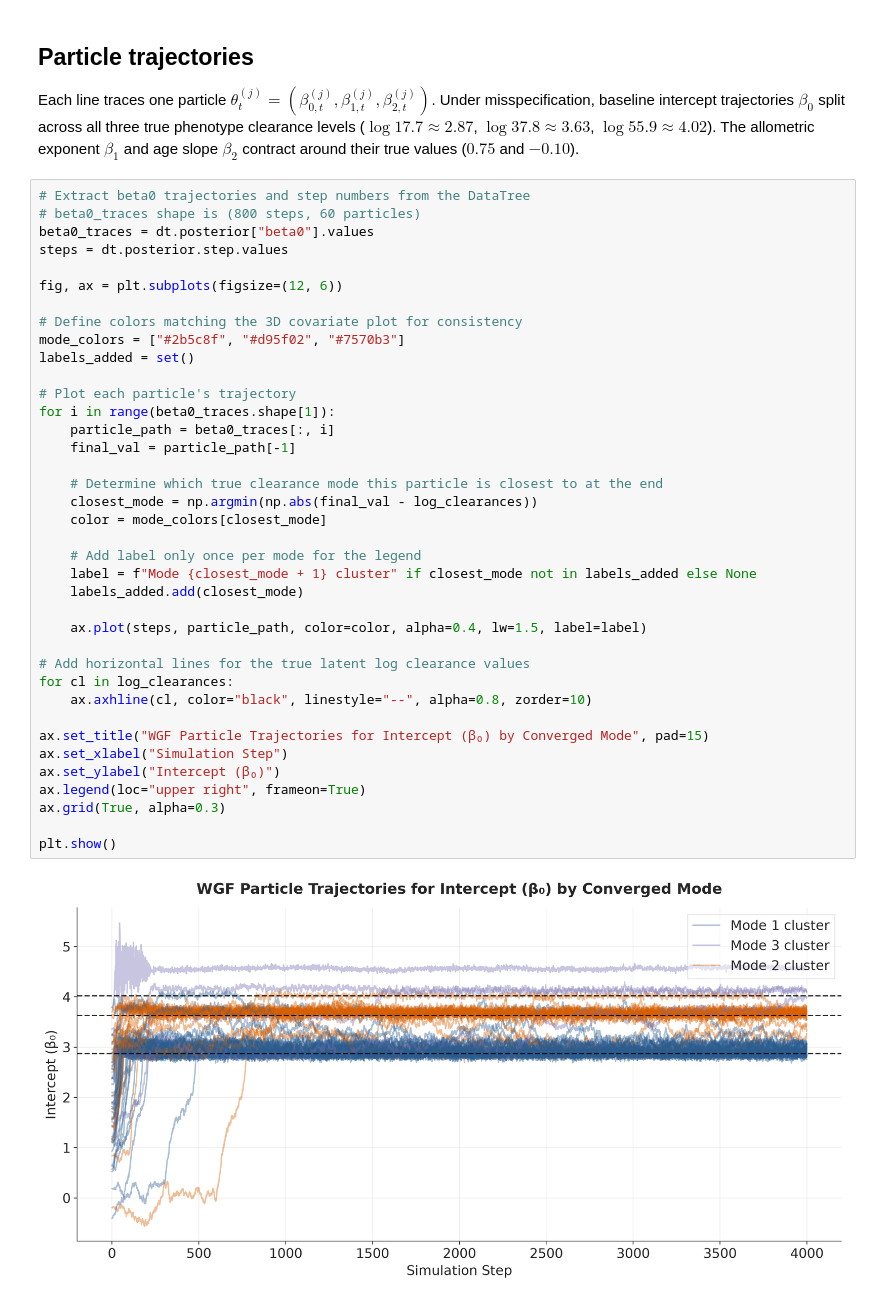
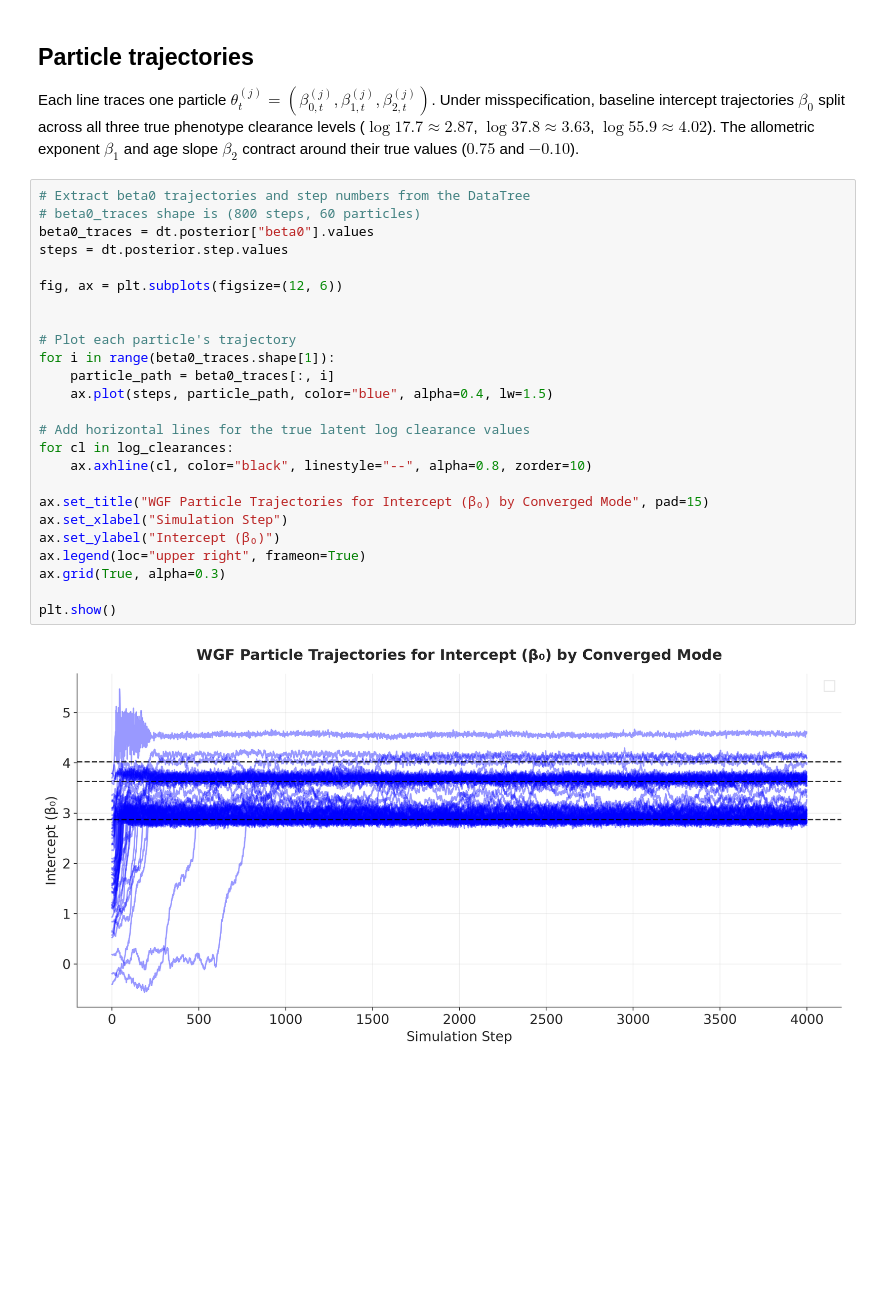
Before and after one commit to patrideo/pymc-prop, a Jupyter notebook: examples/kgd_nat2.ipynb, the cells around one changed output. Cells and saved outputs as stored; diff of their text form; blank space fills up the shorter version.

```diff
--- a/examples/kgd_nat2.ipynb
+++ b/examples/kgd_nat2.ipynb
@@ -335,40 +247,27 @@ Each line traces one particle $\theta_t^{(j)} = (\beta_{0,t}^{(j)}, \beta_{1,t}^
 # %%
 # Extract beta0 trajectories and step numbers from the DataTree
 # beta0_traces shape is (800 steps, 60 particles)
 beta0_traces = dt.posterior["beta0"].values
 steps = dt.posterior.step.values
 
 fig, ax = plt.subplots(figsize=(12, 6))
 
-# Define colors matching the 3D covariate plot for consistency
-mode_colors = ["#2b5c8f", "#d95f02", "#7570b3"]
-labels_added = set()
 
 # Plot each particle's trajectory
 for i in range(beta0_traces.shape[1]):
     particle_path = beta0_traces[:, i]
-    final_val = particle_path[-1]
-
-    # Determine which true clearance mode this particle is closest to at the end
-    closest_mode = np.argmin(np.abs(final_val - log_clearances))
-    color = mode_colors[closest_mode]
-
-    # Add label only once per mode for the legend
-    label = f"Mode {closest_mode + 1} cluster" if closest_mode not in labels_added else None
-    labels_added.add(closest_mode)
-
-    ax.plot(steps, particle_path, color=color, alpha=0.4, lw=1.5, label=label)
+    ax.plot(steps, particle_path, color="blue", alpha=0.4, lw=1.5)
 
 # Add horizontal lines for the true latent log clearance values
 for cl in log_clearances:
     ax.axhline(cl, color="black", linestyle="--", alpha=0.8, zorder=10)
 
 ax.set_title("WGF Particle Trajectories for Intercept (β₀) by Converged Mode", pad=15)
 ax.set_xlabel("Simulation Step")
 ax.set_ylabel("Intercept (β₀)")
 ax.legend(loc="upper right", frameon=True)
 ax.grid(True, alpha=0.3)
 
 plt.show()
 # %% [output]
-[figure, old version]
+[figure, new version]
```
Also changed, not shown: parts of 15 cells of this notebook.
